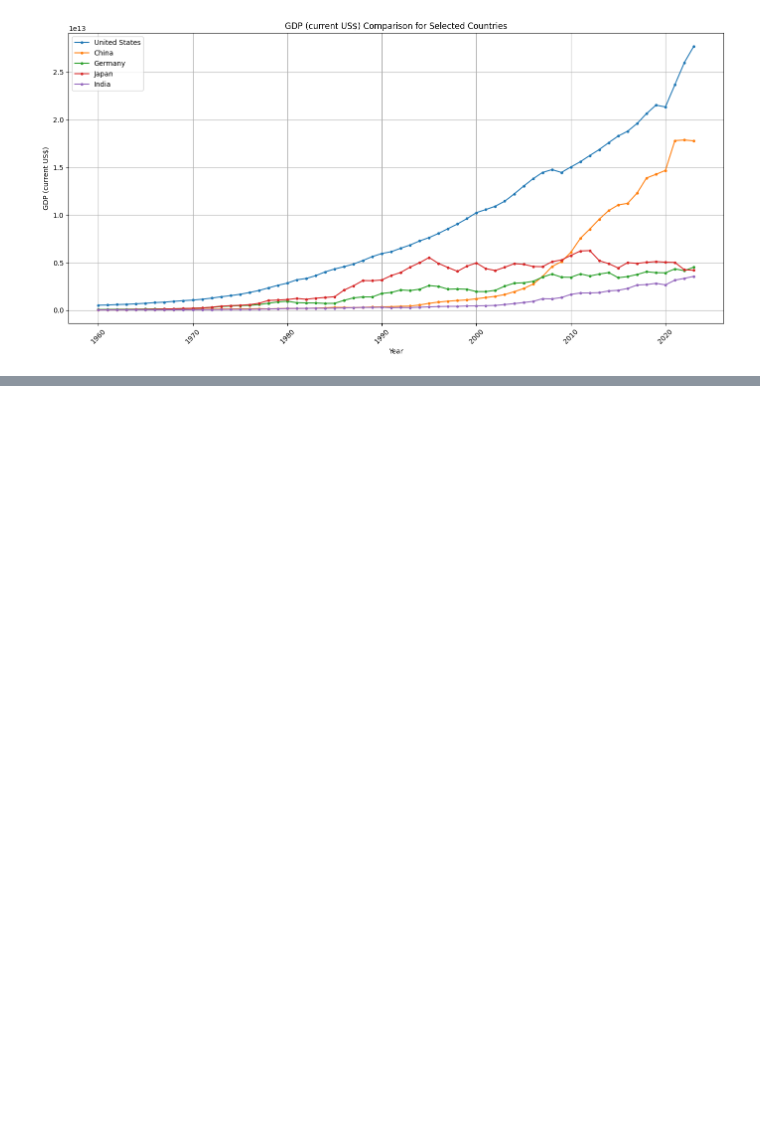
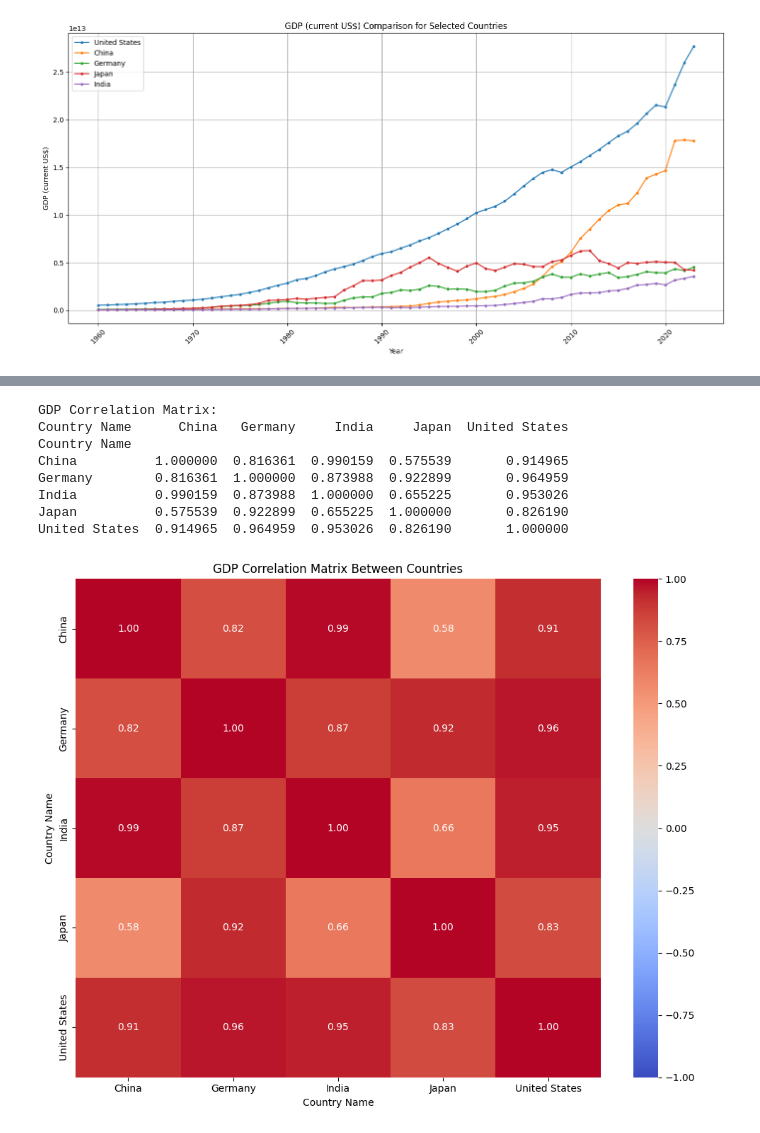
Before and after one commit to samozturk/data_analysis_course, a Jupyter notebook: demo.ipynb, the cells around one changed output, grey strips where cells are left out. Saved outputs shown, nothing was run; the diff lists cells and outputs as text; code cells hidden in the pictures; blank space fills up the shorter version.

```diff
--- a/demo.ipynb
+++ b/demo.ipynb
@@ -241,0 +416,25 @@ plt.show() # Display the plot
+# %%
+# Create a pivot table of GDP by Country and Year
+gdp_pivot = df_compare.pivot(index='Year', columns='Country Name', values='GDP (current US$)')
+
+# Calculate correlation between countries' GDPs
+correlation_matrix = gdp_pivot.corr()
+print("GDP Correlation Matrix:")
+print(correlation_matrix)
+
+# Visualize correlation matrix using a heatmap
+plt.figure(figsize=(10, 8))
+sns.heatmap(correlation_matrix, annot=True, cmap='coolwarm', vmin=-1, vmax=1, fmt=".2f")
+plt.title('GDP Correlation Matrix Between Countries')
+plt.tight_layout()
+plt.show()
+# %% [output]
+GDP Correlation Matrix:
+Country Name      China   Germany     India     Japan  United States
+Country Name
+China          1.000000  0.816361  0.990159  0.575539       0.914965
+Germany        0.816361  1.000000  0.873988  0.922899       0.964959
+India          0.990159  0.873988  1.000000  0.655225       0.953026
+Japan          0.575539  0.922899  0.655225  1.000000       0.826190
+United States  0.914965  0.964959  0.953026  0.826190       1.000000
+[figure, added]
```
Also changed, not shown: parts of 18 cells of this notebook, 4 other files.
